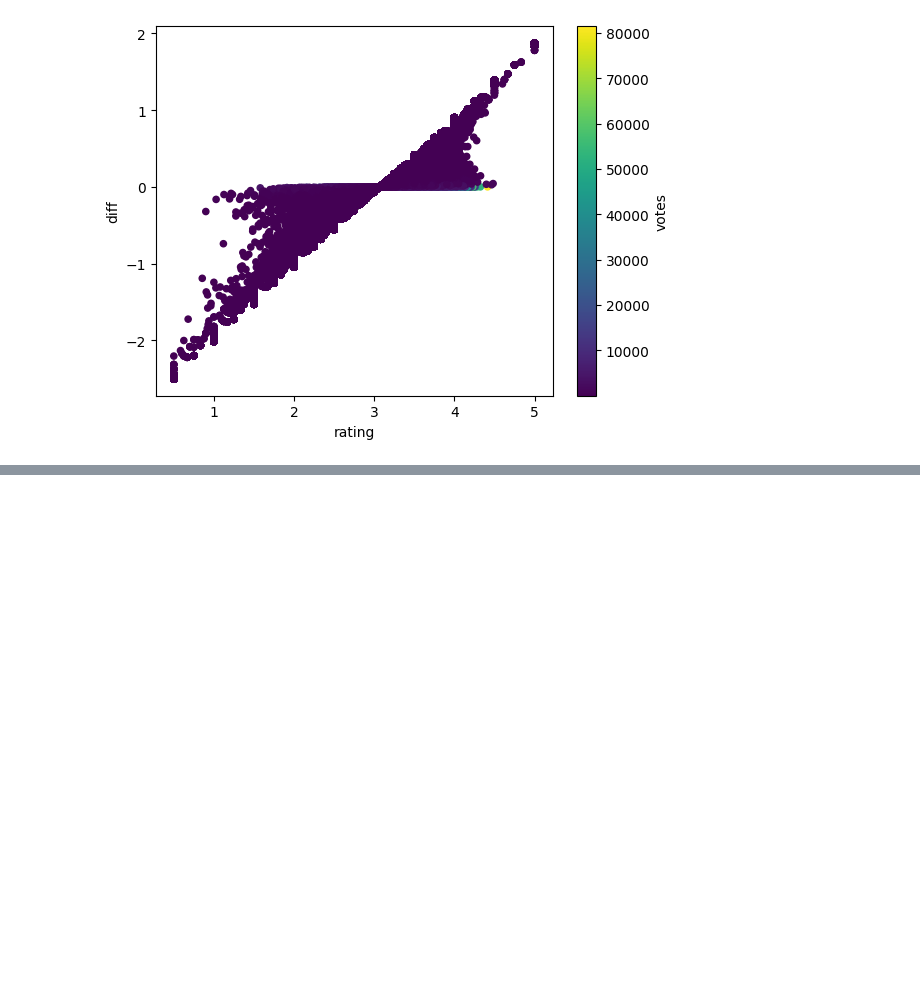
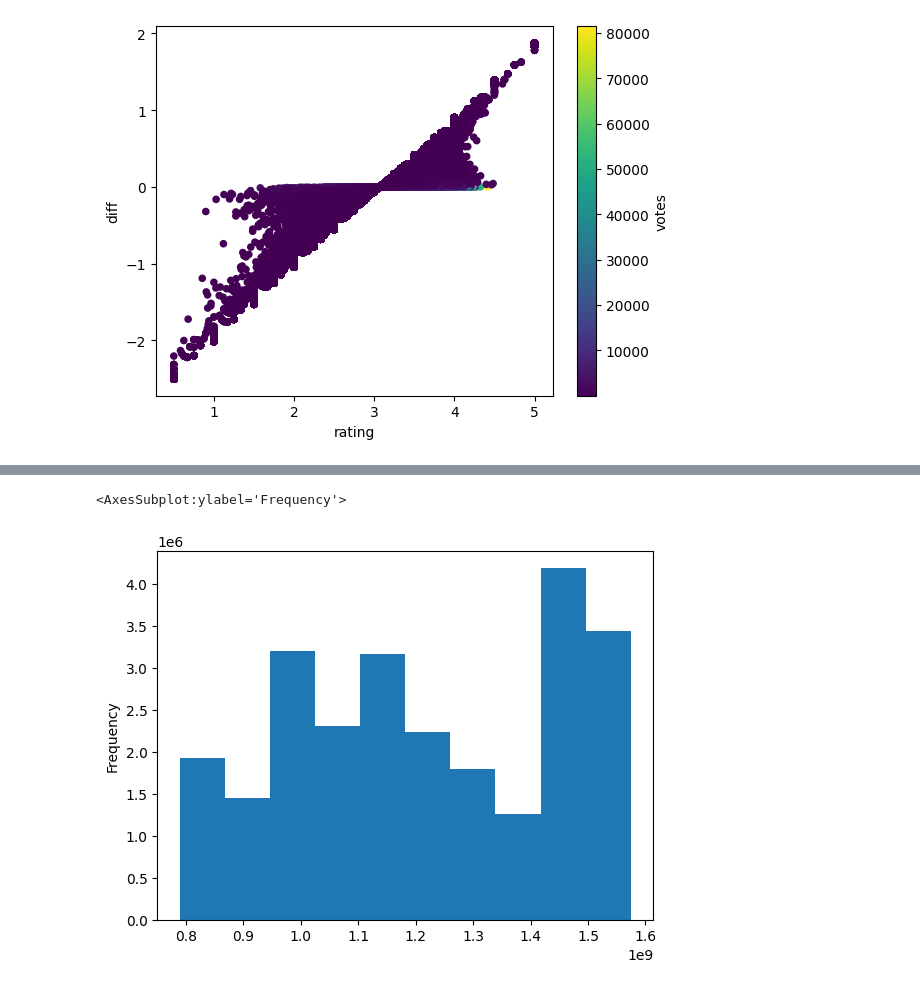
Before and after one commit to jh2048/movie_recommender, a Jupyter notebook: notebooks/collaborative_recommender.ipynb, the cells around one changed output, grey strips where cells are left out. Saved outputs shown, nothing was run; the diff lists cells and outputs as text; code cells hidden in the pictures; blank space fills up the shorter version.

```diff
--- a/notebooks/collaborative_recommender.ipynb
+++ b/notebooks/collaborative_recommender.ipynb
@@ -449,0 +478,5 @@ movie_data_grouped.plot.scatter(x='rating', y='diff', c='votes', colormap='virid
+# %%
+ratings_df['timestamp'].plot(kind='hist')
+# %% [output]
+<AxesSubplot:ylabel='Frequency'>
+[figure, added]
```
Also changed, not shown: parts of 19 cells of this notebook.
